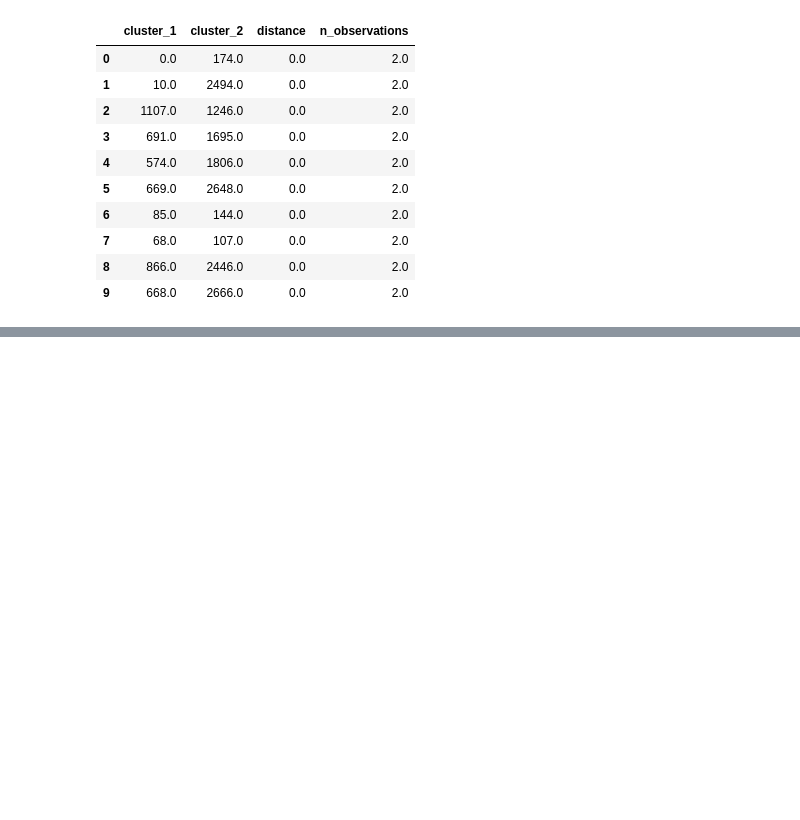
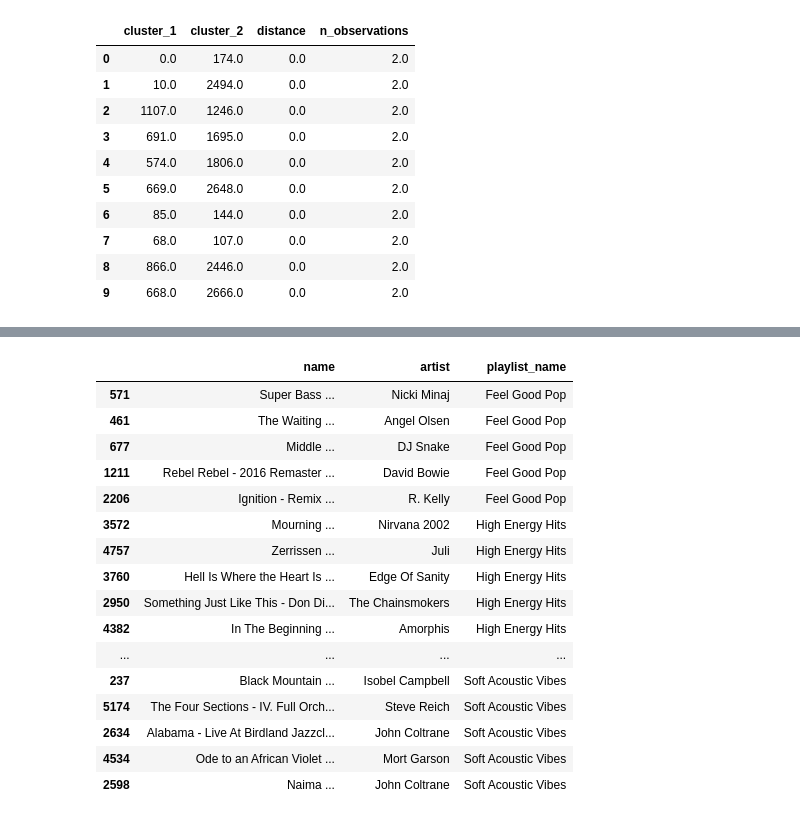
Before and after one commit to Titaniel3/ASDA_2025_Group_1_Portfolio_new, a Jupyter notebook: notebooks/week_11_group_1_notebook.ipynb, the cells around one changed output, grey strips where cells are left out. Cells and saved outputs as stored; diff of their text form; code cells hidden in the pictures; blank space fills up the shorter version.

```diff
--- a/notebooks/week_11_group_1_notebook.ipynb
+++ b/notebooks/week_11_group_1_notebook.ipynb
@@ -869,0 +923,22 @@ plt.show()
+# %%
+spotify_dbscan.groupby('playlist_name')[[
+    'name', 'artist','playlist_name'
+]].sample(5, random_state=42)
+# %% [output]
+|  | name | artist | playlist_name |
+| 571 | Super Bass ... | Nicki Minaj | Feel Good Pop |
+| 461 | The Waiting ... | Angel Olsen | Feel Good Pop |
+| 677 | Middle ... | DJ Snake | Feel Good Pop |
+| 1211 | Rebel Rebel - 2016 Remaster ... | David Bowie | Feel Good Pop |
+| 2206 | Ignition - Remix ... | R. Kelly | Feel Good Pop |
+| 3572 | Mourning ... | Nirvana 2002 | High Energy Hits |
+| 4757 | Zerrissen ... | Juli | High Energy Hits |
+| 3760 | Hell Is Where the Heart Is ... | Edge Of Sanity | High Energy Hits |
+| 2950 | Something Just Like This - Don Di... | The Chainsmokers | High Energy Hits |
+| 4382 | In The Beginning ... | Amorphis | High Energy Hits |
+| ... | ... | ... | ... |
+| 237 | Black Mountain ... | Isobel Campbell | Soft Acoustic Vibes |
+| 5174 | The Four Sections - IV. Full Orch... | Steve Reich | Soft Acoustic Vibes |
+| 2634 | Alabama - Live At Birdland Jazzcl... | John Coltrane | Soft Acoustic Vibes |
+| 4534 | Ode to an African Violet ... | Mort Garson | Soft Acoustic Vibes |
+| 2598 | Naima ... | John Coltrane | Soft Acoustic Vibes |
```
Also changed, not shown: parts of 12 cells of this notebook, 2 other files.
